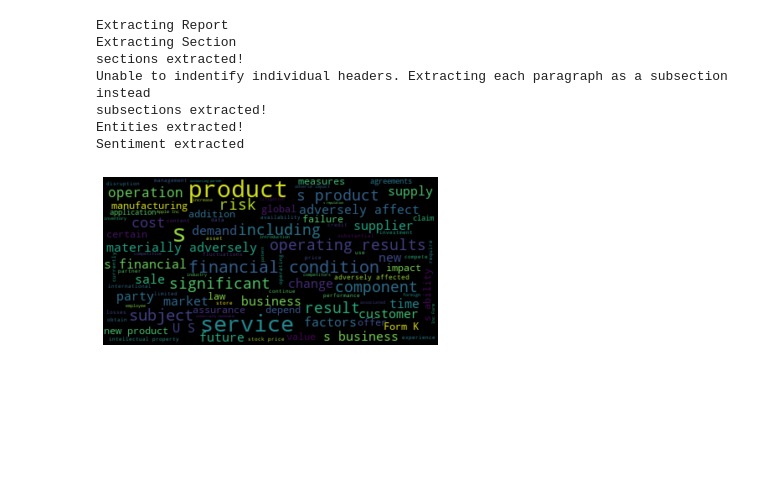
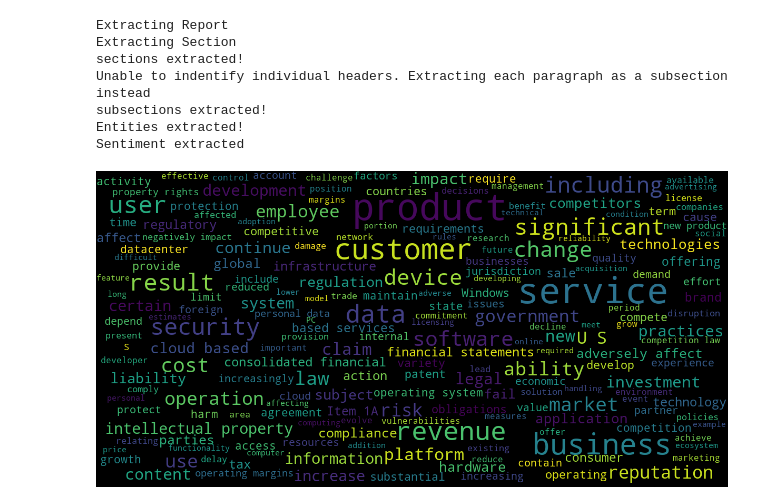
Before and after one commit to samuelabhishek/Form10kAnalyzer, a Jupyter notebook: Quickstart_Notebook.ipynb, the cells around one changed output. Saved outputs shown, nothing was run; the diff lists cells and outputs as text; code cells hidden in the pictures; blank space fills up the shorter version.

```diff
--- a/Quickstart_Notebook.ipynb
+++ b/Quickstart_Notebook.ipynb
@@ -10,7 +10,7 @@ Completed Imports
 # %%
 section = 'Risk Factors'
 
-myform = Form10kExtractor(download_path = r"documentRepo", company = "Apple Inc.", section = section ,is_ticker = False)
+myform = Form10kExtractor(download_path = r"documentRepo", company = "Adobe Systems Inc.", section = section ,is_ticker = False)
 myformanalysis = Form10kAnalyzer(myform)
 # %% [output]
 Extracting Report
@@ -29,11 +33,8 @@ entities_label_count_df = pd.DataFrame(entities_label_df.value_counts(), columns
 # %%
 from wordcloud import WordCloud
 import matplotlib.pyplot as plt
 
-wordcloud = WordCloud(max_font_size=30, stopwords = myformanalysis.entities_text_ + list(myform.nlp.Defaults.stop_words)).generate_from_text(myform.text_section_)
-plt.figure()
-plt.imshow(wordcloud, interpolation="bilinear")
-plt.axis("off")
-plt.show()
+wordcloud = WordCloud(width = 1200, height = 600, max_font_size=70, prefer_horizontal = 1,stopwords = myformanalysis.entities_text_ + list(myform.nlp.Defaults.stop_words)).generate_from_text(myform.text_section_)
+wordcloud.to_image()
 # %% [output]
-[figure, old version]
+[figure, new version]
```
Also changed, not shown: parts of 2 cells of this notebook, 2 other files.
